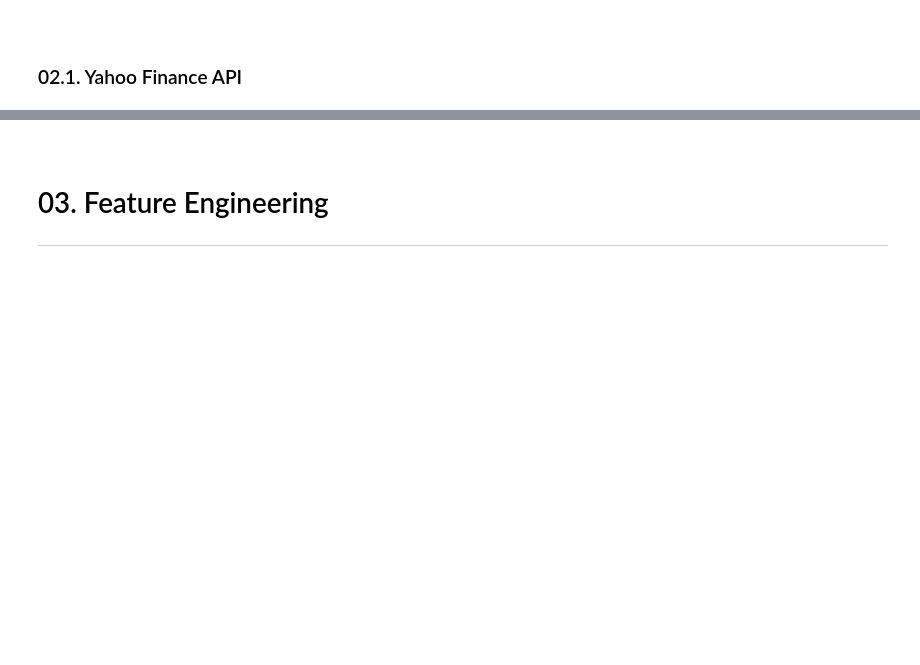
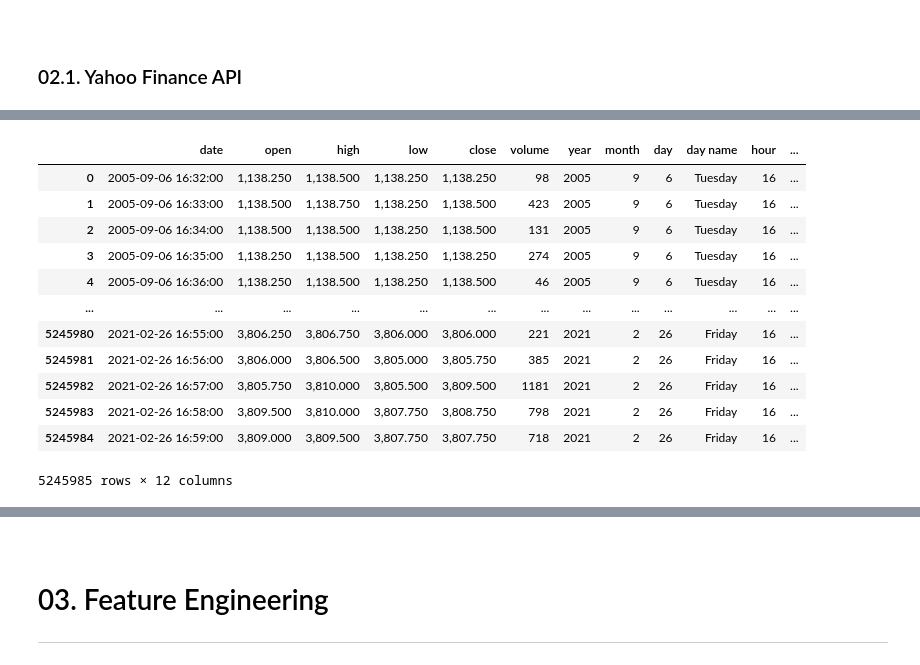
Before and after one commit to soheil-mpg/Automatic-Trading-with-RL, a Jupyter notebook: quantitative trading.ipynb, the cells around one changed output, grey strips where cells are left out. Saved outputs shown, nothing was run; the diff lists cells and outputs as text; code cells hidden in the pictures; blank space fills up the shorter version.

```diff
--- a/quantitative trading.ipynb
+++ b/quantitative trading.ipynb
@@ -124,0 +177,16 @@ df
+# %%
+df
+# %% [output]
+|  | date | open | high | low | close | volume | year | month | day | day name | hour | ... |
+| 0 | 2005-09-06 16:32:00 | 1,138.250 | 1,138.500 | 1,138.250 | 1,138.250 | 98 | 2005 | 9 | 6 | Tuesday | 16 | ... |
+| 1 | 2005-09-06 16:33:00 | 1,138.500 | 1,138.750 | 1,138.250 | 1,138.500 | 423 | 2005 | 9 | 6 | Tuesday | 16 | ... |
+| 2 | 2005-09-06 16:34:00 | 1,138.500 | 1,138.500 | 1,138.250 | 1,138.500 | 131 | 2005 | 9 | 6 | Tuesday | 16 | ... |
+| 3 | 2005-09-06 16:35:00 | 1,138.250 | 1,138.500 | 1,138.250 | 1,138.250 | 274 | 2005 | 9 | 6 | Tuesday | 16 | ... |
+| 4 | 2005-09-06 16:36:00 | 1,138.250 | 1,138.500 | 1,138.250 | 1,138.500 | 46 | 2005 | 9 | 6 | Tuesday | 16 | ... |
+| ... | ... | ... | ... | ... | ... | ... | ... | ... | ... | ... | ... | ... |
+| 5245980 | 2021-02-26 16:55:00 | 3,806.250 | 3,806.750 | 3,806.000 | 3,806.000 | 221 | 2021 | 2 | 26 | Friday | 16 | ... |
+| 5245981 | 2021-02-26 16:56:00 | 3,806.000 | 3,806.500 | 3,805.000 | 3,805.750 | 385 | 2021 | 2 | 26 | Friday | 16 | ... |
+| 5245982 | 2021-02-26 16:57:00 | 3,805.750 | 3,810.000 | 3,805.500 | 3,809.500 | 1181 | 2021 | 2 | 26 | Friday | 16 | ... |
+| 5245983 | 2021-02-26 16:58:00 | 3,809.500 | 3,810.000 | 3,807.750 | 3,808.750 | 798 | 2021 | 2 | 26 | Friday | 16 | ... |
+| 5245984 | 2021-02-26 16:59:00 | 3,809.000 | 3,809.500 | 3,807.750 | 3,807.750 | 718 | 2021 | 2 | 26 | Friday | 16 | ... |
+5245985 rows × 12 columns
```
Also changed, not shown: parts of 22 cells of this notebook.
